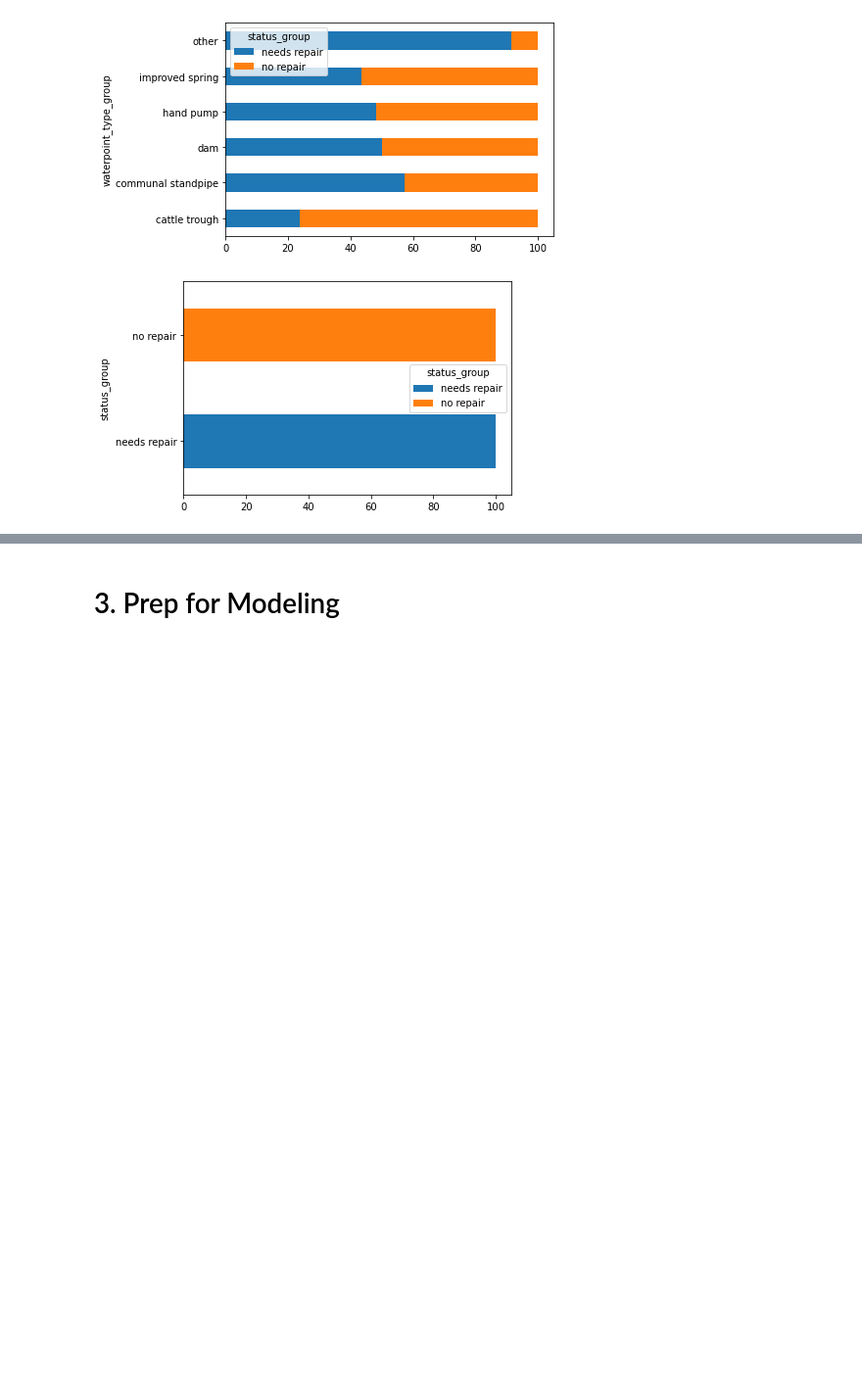
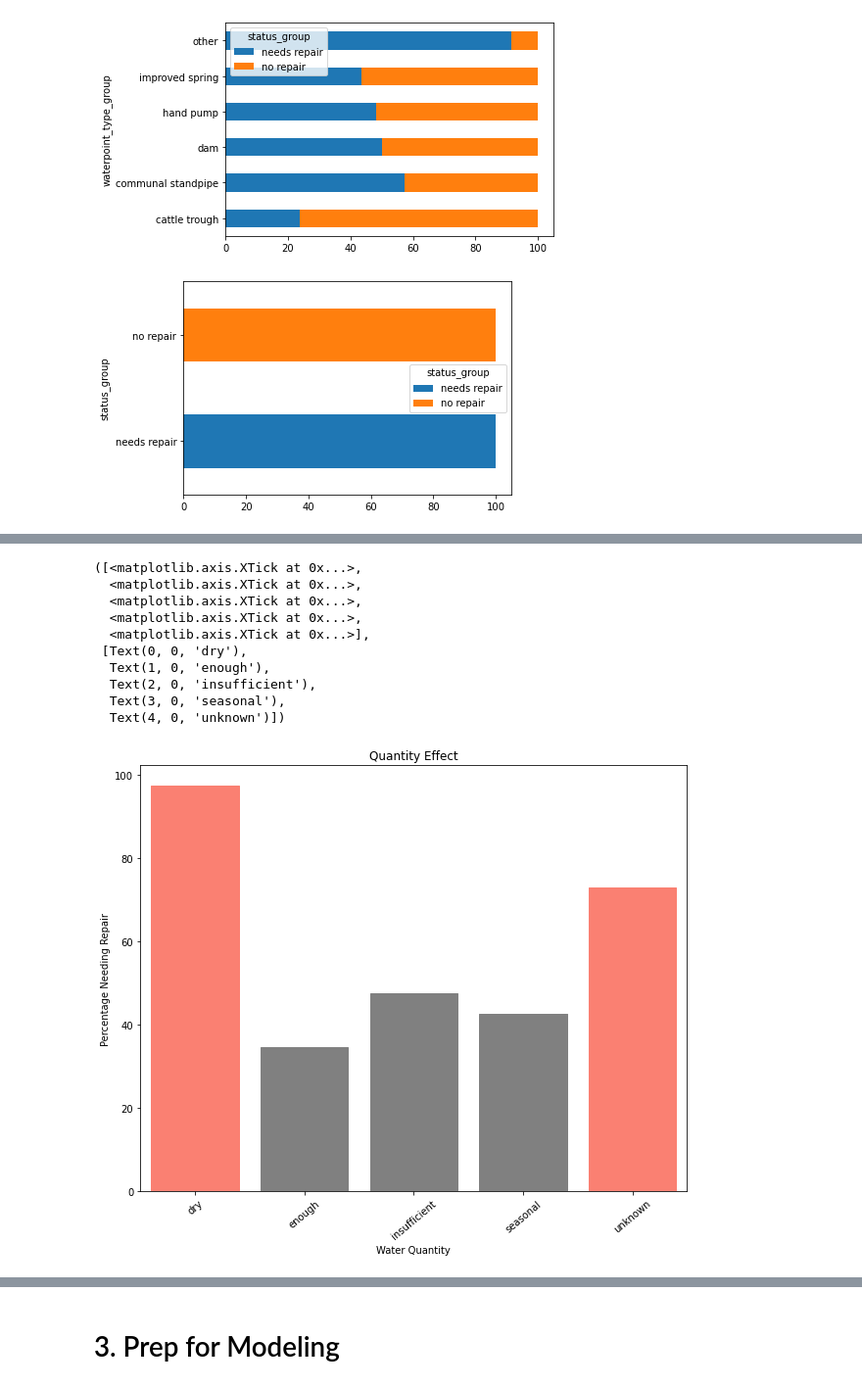
Before and after one commit to saifword/Tanz_well_predict, a Jupyter notebook: tanz_well.ipynb, the cells around one changed output, grey strips where cells are left out. Shown at 98% size. Saved outputs shown, nothing was run; the diff lists cells and outputs as text; code cells hidden in the pictures; blank space fills up the shorter version.

Commit message:
added charts

```diff
--- a/tanz_well.ipynb
+++ b/tanz_well.ipynb
@@ -507,0 +518,31 @@ for column in df_ne:
+# %%
+# Quantity chart
+
+rep_q = df.groupby('quantity')['status_group'].value_counts(normalize=True).unstack().reset_index()
+rep_q['needs repair'] = rep_q['needs repair']*100
+
+plt.figure(figsize=(10,8))
+ax = sns.barplot(data=rep_q, x='quantity', y='needs repair', ci=False)
+
+for bar in ax.patches:
+    if bar.get_height() > 60:
+        bar.set_color('salmon')
+    else:
+        bar.set_color('grey')
+
+plt.xlabel('Water Quantity')
+plt.ylabel('Percentage Needing Repair')
+plt.title('Quantity Effect')
+plt.xticks(np.arange(5), rotation=40)
+# %% [output]
+([<matplotlib.axis.XTick at 0x...>,
+  <matplotlib.axis.XTick at 0x...>,
+  <matplotlib.axis.XTick at 0x...>,
+  <matplotlib.axis.XTick at 0x...>,
+  <matplotlib.axis.XTick at 0x...>],
+ [Text(0, 0, 'dry'),
+  Text(1, 0, 'enough'),
+  Text(2, 0, 'insufficient'),
+  Text(3, 0, 'seasonal'),
+  Text(4, 0, 'unknown')])
+[figure, added]
```
Also changed, not shown: parts of 5 cells of this notebook, 5 other files.
